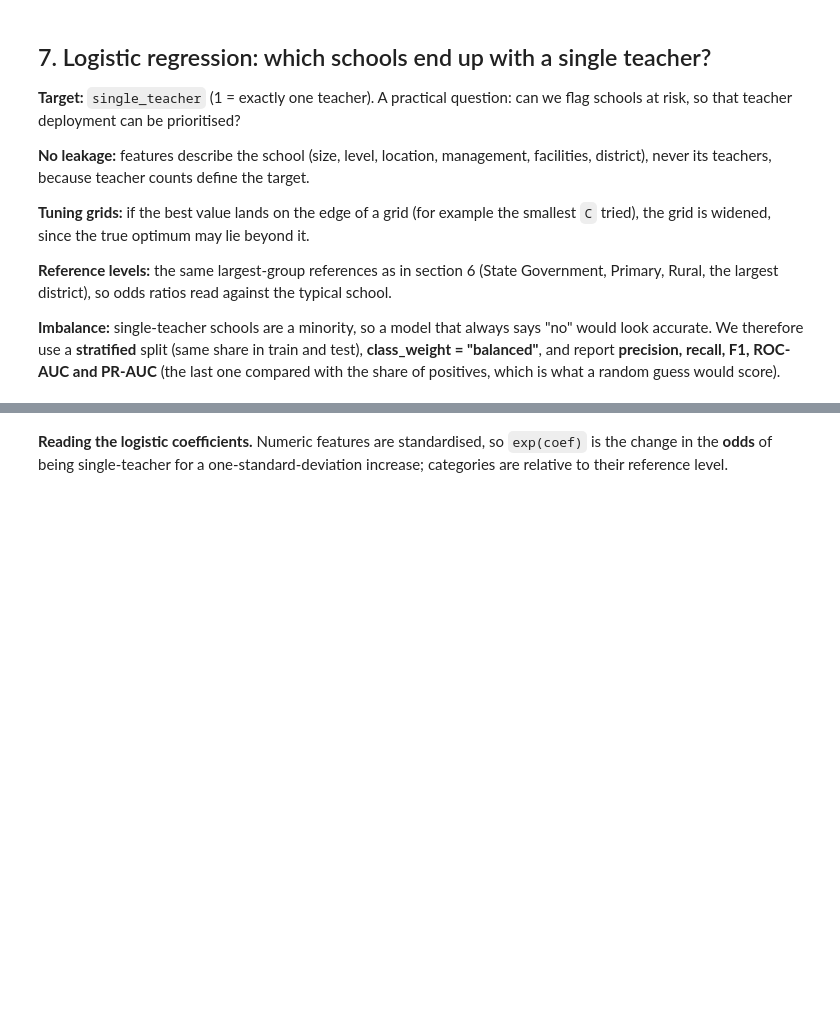
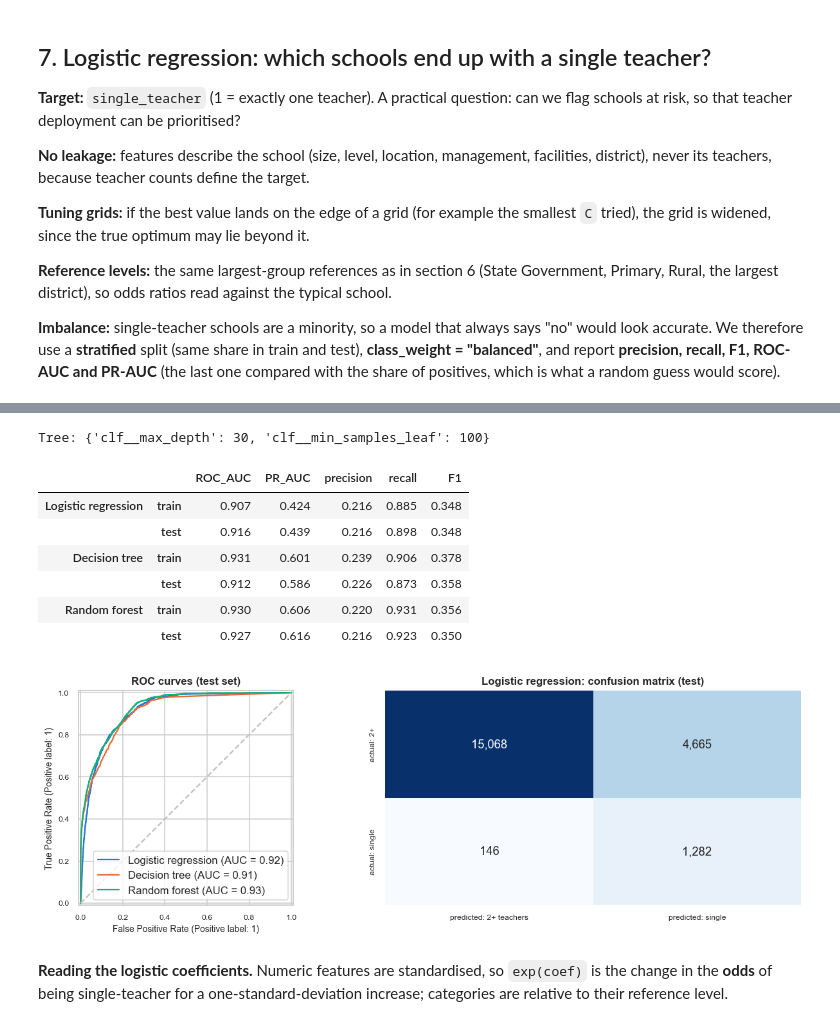
Before and after one commit to adi13apr/Rajasthan-Udise-Insights, a Jupyter notebook: notebooks/statistical_analysis.ipynb, the cells around one changed output, grey strips where cells are left out. Drawn from its saved outputs; the diff is of its cells as text; code cells hidden in the pictures; blank space fills up the shorter version.

```diff
--- a/notebooks/statistical_analysis.ipynb
+++ b/notebooks/statistical_analysis.ipynb
@@ -692,32 +917,42 @@ print("Best C:", logit.best_params_["clf__C"])
 # %%
 tree = GridSearchCV(Pipeline([("prep", prep_tree), ("clf", DecisionTreeClassifier(class_weight="balanced", random_state=SEED))]),
-                    {"clf__max_depth": [3, 5, 8, 12, 16, 20], "clf__min_samples_leaf": [20, 100]},
+                    {"clf__max_depth": [3, 5, 8, 12, 16, 20, 25, 30, 40], "clf__min_samples_leaf": [20, 50, 100, 200, 400, 800]},
                     cv=StratifiedKFold(5, shuffle=True, random_state=SEED), scoring="average_precision", n_jobs=-1).fit(Xc_tr, yc_tr)
 forest = Pipeline([("prep", prep_tree), ("clf", RandomForestClassifier(n_estimators=300, max_depth=14, min_samples_leaf=20,
                    class_weight="balanced_subsample", n_jobs=-1, random_state=SEED))]).fit(Xc_tr, yc_tr)
 print("Tree:", tree.best_params_)
 
 def clf_scores(model, X, yv):
     pr = model.predict_proba(X)[:, 1]; lab = (pr >= .5).astype(int)
     return {"ROC_AUC": roc_auc_score(yv, pr), "PR_AUC": average_precision_score(yv, pr),
             "precision": precision_score(yv, lab), "recall": recall_score(yv, lab), "F1": f1_score(yv, lab)}
 
 models = {"Logistic regression": logit.best_estimator_, "Decision tree": tree.best_estimator_, "Random forest": forest}
 comp = pd.concat({n: pd.DataFrame({"train": clf_scores(m, Xc_tr, yc_tr), "test": clf_scores(m, Xc_te, yc_te)}).T
                   for n, m in models.items()})
 R["classifiers"] = {n: {s: comp.loc[(n, s)].to_dict() for s in ("train", "test")} for n in models}
 R["pr_auc_baseline"] = float(yc_te.mean())
 display(comp.round(3))
 
 fig, ax = plt.subplots(1, 2, figsize=(12, 4))
 for (n, m), c in zip(models.items(), [BLUE, ORANGE, AQUA]):
     RocCurveDisplay.from_estimator(m, Xc_te, yc_te, ax=ax[0], name=n, color=c)
 ax[0].plot([0, 1], [0, 1], color=GREY, ls="--"); ax[0].set_title("ROC curves (test set)")
 cm = confusion_matrix(yc_te, (logit.predict_proba(Xc_te)[:, 1] >= .5).astype(int))
 sns.heatmap(cm, annot=True, fmt=",", cmap="Blues", cbar=False, ax=ax[1],
             xticklabels=["predicted: 2+ teachers", "predicted: single"], yticklabels=["actual: 2+", "actual: single"])
 ax[1].set_title("Logistic regression: confusion matrix (test)")
 plt.tight_layout(); plt.show()
+# %% [output]
+Tree: {'clf__max_depth': 30, 'clf__min_samples_leaf': 100}
+|  |  | ROC_AUC | PR_AUC | precision | recall | F1 |
+| Logistic regression | train | 0.907 | 0.424 | 0.216 | 0.885 | 0.348 |
+|  | test | 0.916 | 0.439 | 0.216 | 0.898 | 0.348 |
+| Decision tree | train | 0.931 | 0.601 | 0.239 | 0.906 | 0.378 |
+|  | test | 0.912 | 0.586 | 0.226 | 0.873 | 0.358 |
+| Random forest | train | 0.930 | 0.606 | 0.220 | 0.931 | 0.356 |
+|  | test | 0.927 | 0.616 | 0.216 | 0.923 | 0.350 |
+[figure, added]
 # %% [markdown]
 **Reading the logistic coefficients.** Numeric features are standardised, so `exp(coef)` is the change in
 the **odds** of being single-teacher for a one-standard-deviation increase; categories are relative to
```
Also changed, not shown: parts of 34 cells of this notebook, 5 other files.
